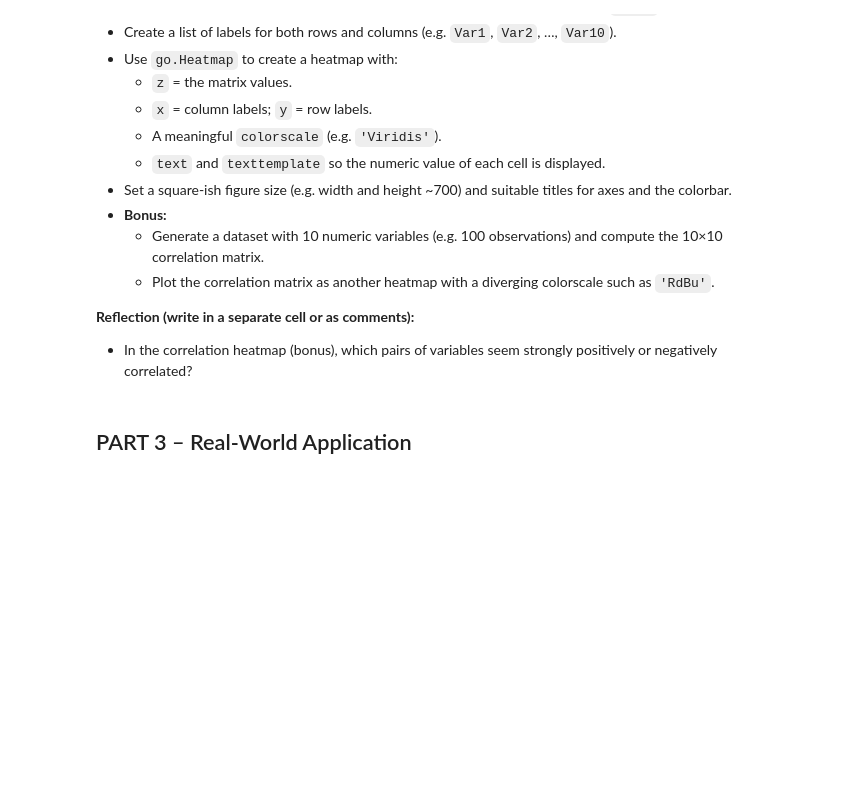
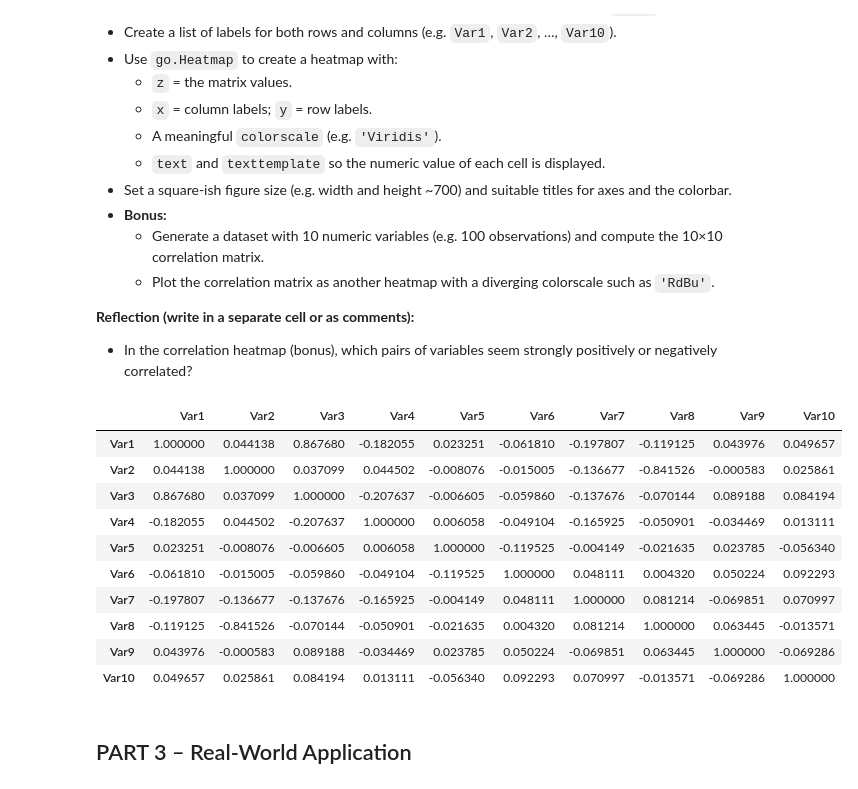
Before and after one commit to RaresKeY/SkillBrain, a Jupyter notebook: assignments/hw_adv/a_22_plotly/22_plotly.ipynb, the cells around one changed output. Cells and saved outputs as stored; diff of their text form; code cells hidden in the pictures; blank space fills up the shorter version.

```diff
--- a/assignments/hw_adv/a_22_plotly/22_plotly.ipynb
+++ b/assignments/hw_adv/a_22_plotly/22_plotly.ipynb
@@ -104,3 +266,77 @@ import pandas as pd
+# %%
+# Exercise 4 – Heatmap: 10x10 Matrix and Correlation Matrix (Bonus)
+import plotly.graph_objects as go
+import plotly.express as px
+import numpy as np
+import pandas as pd
+from pathlib import Path
+
+out_dir = Path("export")
+out_dir.mkdir(exist_ok=True)
+
+np.random.seed(42)
+labels = [f"Var{i}" for i in range(1, 11)]
+matrix_10 = np.random.randint(0, 101, size=(10, 10))
+
+fig_heat = go.Figure(
+    data=go.Heatmap(
+        z=matrix_10,
+        x=labels,
+        y=labels,
+        colorscale="Viridis",
+        text=matrix_10,
+        texttemplate="%{text}",
+        colorbar=dict(title="Value"),
+    )
+)
+fig_heat.update_layout(
+    title="10×10 Random Matrix Heatmap",
+    xaxis_title="Variables",
+    yaxis_title="Variables",
+    template="plotly_dark",
+    width=760,
+    height=700,
+)
+fig_heat.write_html(out_dir / "ex4_random_heatmap.html", include_plotlyjs="cdn")
+fig_heat.show()
+
+# Bonus: correlation matrix
+sample = pd.DataFrame(
+    np.random.normal(size=(160, 10)),
+    columns=labels,
+)
+sample["Var3"] = sample["Var1"] * 0.7 + np.random.normal(scale=0.4, size=len(sample))
+sample["Var8"] = -sample["Var2"] * 0.65 + np.random.normal(scale=0.45, size=len(sample))
+
+corr = sample.corr(numeric_only=True)
+
+fig_corr = px.imshow(
+    corr,
+    text_auto=".2f",
+    color_continuous_scale="RdBu",
+    zmin=-1,
+    zmax=1,
+    title="Correlation Matrix (Bonus)",
+    template="plotly_dark",
+    width=760,
+    height=700,
+)
+fig_corr.write_html(out_dir / "ex4_corr_heatmap_bonus.html", include_plotlyjs="cdn")
+fig_corr.show()
+
+corr
+# %% [output]
+|  | Var1 | Var2 | Var3 | Var4 | Var5 | Var6 | Var7 | Var8 | Var9 | Var10 |
+| Var1 | 1.000000 | 0.044138 | 0.867680 | -0.182055 | 0.023251 | -0.061810 | -0.197807 | -0.119125 | 0.043976 | 0.049657 |
+| Var2 | 0.044138 | 1.000000 | 0.037099 | 0.044502 | -0.008076 | -0.015005 | -0.136677 | -0.841526 | -0.000583 | 0.025861 |
+| Var3 | 0.867680 | 0.037099 | 1.000000 | -0.207637 | -0.006605 | -0.059860 | -0.137676 | -0.070144 | 0.089188 | 0.084194 |
+| Var4 | -0.182055 | 0.044502 | -0.207637 | 1.000000 | 0.006058 | -0.049104 | -0.165925 | -0.050901 | -0.034469 | 0.013111 |
+| Var5 | 0.023251 | -0.008076 | -0.006605 | 0.006058 | 1.000000 | -0.119525 | -0.004149 | -0.021635 | 0.023785 | -0.056340 |
+| Var6 | -0.061810 | -0.015005 | -0.059860 | -0.049104 | -0.119525 | 1.000000 | 0.048111 | 0.004320 | 0.050224 | 0.092293 |
+| Var7 | -0.197807 | -0.136677 | -0.137676 | -0.165925 | -0.004149 | 0.048111 | 1.000000 | 0.081214 | -0.069851 | 0.070997 |
+| Var8 | -0.119125 | -0.841526 | -0.070144 | -0.050901 | -0.021635 | 0.004320 | 0.081214 | 1.000000 | 0.063445 | -0.013571 |
+| Var9 | 0.043976 | -0.000583 | 0.089188 | -0.034469 | 0.023785 | 0.050224 | -0.069851 | 0.063445 | 1.000000 | -0.069286 |
+| Var10 | 0.049657 | 0.025861 | 0.084194 | 0.013111 | -0.056340 | 0.092293 | 0.070997 | -0.013571 | -0.069286 | 1.000000 |
 # %% [markdown]
 ## PART 3 – Real-World Application
 # %% [markdown]
```
Also changed, not shown: parts of 15 cells of this notebook, 12 other files.
